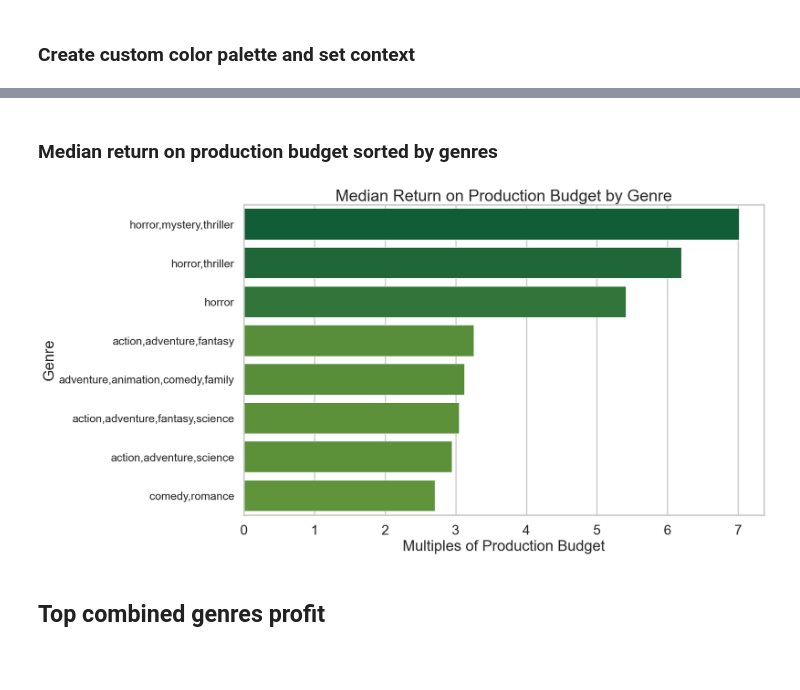
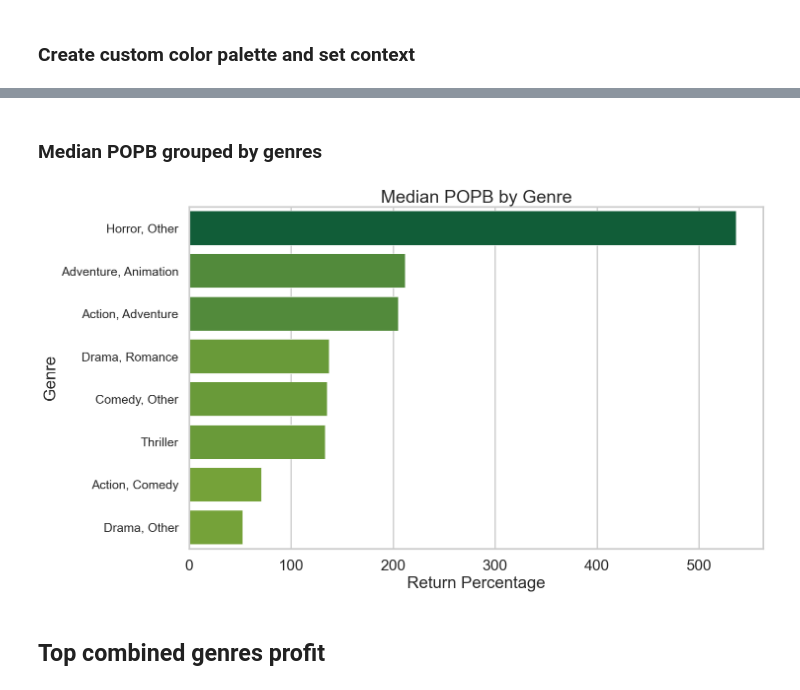
Before and after one commit to bkokin/semester_1_capstone, a Jupyter notebook: Capstone 1.ipynb, the cells around one changed output, grey strips where cells are left out. Cells and saved outputs as stored; diff of their text form; code cells hidden in the pictures; blank space fills up the shorter version.

Commit message:
Update 'Capstone 1' to use POPB, consolidate genres, update graphs

```diff
--- a/Capstone 1.ipynb
+++ b/Capstone 1.ipynb
@@ -125,23 +152,49 @@ None
+# %%
+# manually map the groups
+def consolidate_genre(genre_list):
+    if genre_list.startswith('Action, Adventure'):
+        return 'Action, Adventure'
+    elif genre_list.startswith('Action, Comedy'):
+        return 'Action, Comedy'
+    elif genre_list == 'Action, Crime, Thriller' or genre_list == 'Crime, Drama, Thriller':
+        return 'Crime, Thriller'
+    elif (genre_list.startswith('Action') and genre_list.endswith('Thriller')) or genre_list == 'Drama, Thriller':
+        return 'Thriller'
+    elif genre_list.startswith('Adventure, Animation'):
+        return 'Adventure, Animation'
+    elif genre_list.startswith('Comedy'):
+        return 'Comedy, Other'
+    elif genre_list == 'Drama, Mystery, Thriller':
+        return 'Drama, Mystery, Thriller'
+    elif genre_list == 'Drama, Romance':
+        return 'Drama, Romance'
+    elif 'Drama' in genre_list:
+        return 'Drama, Other'
+    elif genre_list.startswith('Horror'):
+        return 'Horror, Other'
+    else:
+        return genre_list
+# %%
+# consolidate the genres
+at_least_10_in_genre['consolidated_genre'] = at_least_10_in_genre['genre'].apply(consolidate_genre)
 # %% [markdown]
-### Median return on production budget sorted by genres
+### Median POPB grouped by genres
 # %%
-# each genre should have several examples to not be a one off
-at_least_10_in_genre = budget_genre.groupby('genre').filter(lambda x: len(x) >= 10)
-median_genre = at_least_10_in_genre.groupby('genre')['return_on_budget'].median().sort_values(ascending=False)
+median_genre = at_least_10_in_genre.groupby('consolidated_genre')['profit_on_budget'].median().sort_values(ascending=False)
 median_genre_df = median_genre.reset_index()
-median_genre_df.columns = ['genre', 'median return on budget']
+median_genre_df.columns = ['genre', 'median profit over budget']
 
 # plot
 plt.figure(figsize=(15,9))
-sns.barplot(data=median_genre_df.iloc[:8], x='median return on budget', y='genre', palette=colors_from_values(median_genre_df['median return on budget']), orient='h')
-plt.title('Median Return on Production Budget by Genre', fontsize=26)
-plt.xlabel('Multiples of Production Budget', fontsize=24)
+sns.barplot(data=median_genre_df.iloc[:8], x='median profit over budget', y='genre', palette=colors_from_values(median_genre_df['median profit over budget']), orient='h')
+plt.title('Median POPB by Genre', fontsize=26)
+plt.xlabel('Return Percentage', fontsize=24)
 plt.ylabel('Genre', fontsize=24)
 plt.yticks(fontsize=18)
-#plt.savefig('images/median_return_on_production_budget.svg', format='svg', bbox_inches='tight')
+#plt.savefig('images/median_POPB.svg', format='svg', bbox_inches='tight')
 None
 # %% [output]
-[figure, old version]
+[figure, new version]
 # %% [markdown]
 ## Top combined genres profit
 # %%
```
Also changed, not shown: parts of 5 cells of this notebook, 5 other files.
